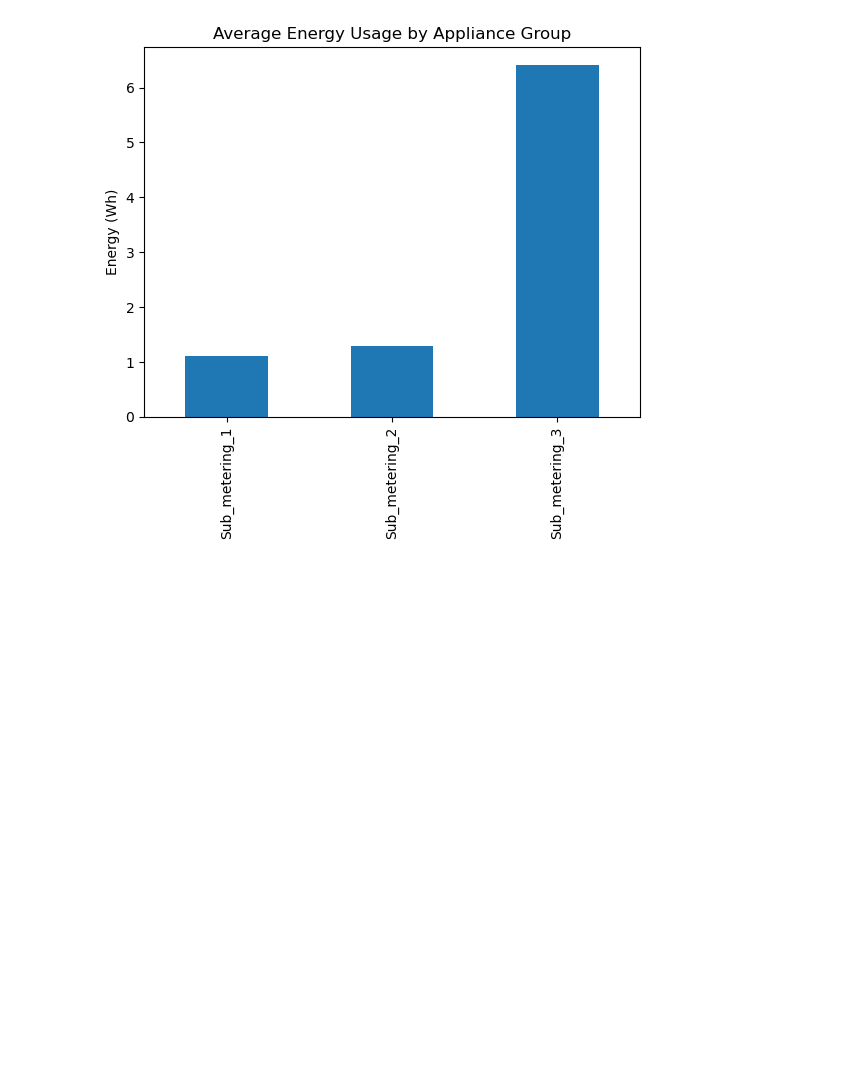
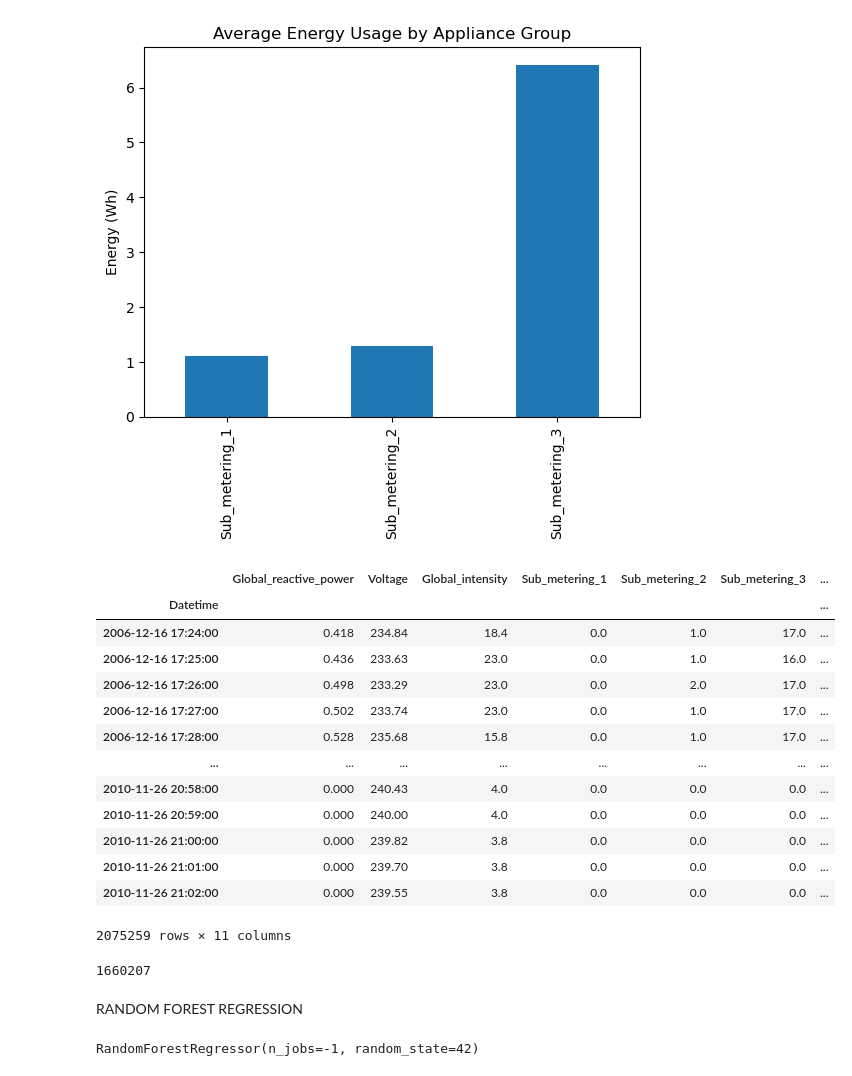
Before and after one commit to mohitgthb/OptiWatt, a Jupyter notebook: notebooks/01_data_preprocessing.ipynb, the cells around one changed output. Cells and saved outputs as stored; diff of their text form; code cells hidden in the pictures; blank space fills up the shorter version.

Commit message:
Train test split, Random forest implemented

```diff
--- a/notebooks/01_data_preprocessing.ipynb
+++ b/notebooks/01_data_preprocessing.ipynb
@@ -219,3 +219,28 @@ plt.ylabel("Energy (Wh)")
 plt.show()
 # %% [output]
 [figure]
+# %%
+X = df.drop("Global_active_power", axis=1)
+y = df["Global_active_power"]
+# %%
+X
+# %% [output]
+|  | Global_reactive_power | Voltage | Global_intensity | Sub_metering_1 | Sub_metering_2 | Sub_metering_3 | ... |
+| Datetime |  |  |  |  |  |  | ... |
+| 2006-12-16 17:24:00 | 0.418 | 234.84 | 18.4 | 0.0 | 1.0 | 17.0 | ... |
+| 2006-12-16 17:25:00 | 0.436 | 233.63 | 23.0 | 0.0 | 1.0 | 16.0 | ... |
+| 2006-12-16 17:26:00 | 0.498 | 233.29 | 23.0 | 0.0 | 2.0 | 17.0 | ... |
+| 2006-12-16 17:27:00 | 0.502 | 233.74 | 23.0 | 0.0 | 1.0 | 17.0 | ... |
+| 2006-12-16 17:28:00 | 0.528 | 235.68 | 15.8 | 0.0 | 1.0 | 17.0 | ... |
+| ... | ... | ... | ... | ... | ... | ... | ... |
+| 2010-11-26 20:58:00 | 0.000 | 240.43 | 4.0 | 0.0 | 0.0 | 0.0 | ... |
+| 2010-11-26 20:59:00 | 0.000 | 240.00 | 4.0 | 0.0 | 0.0 | 0.0 | ... |
+| 2010-11-26 21:00:00 | 0.000 | 239.82 | 3.8 | 0.0 | 0.0 | 0.0 | ... |
+| 2010-11-26 21:01:00 | 0.000 | 239.70 | 3.8 | 0.0 | 0.0 | 0.0 | ... |
+| 2010-11-26 21:02:00 | 0.000 | 239.55 | 3.8 | 0.0 | 0.0 | 0.0 | ... |
+2075259 rows × 11 columns
+# %%
+split = int(len(df)*0.8)
+split
+# %% [output]
+1660207
@@ -221,0 +250,14 @@ plt.show()
+# %% [markdown]
+RANDOM FOREST REGRESSION
+# %%
+from sklearn.ensemble import RandomForestRegressor
+
+rf = RandomForestRegressor(
+    n_estimators=100,  #no. of decision trees
+    random_state=42,
+    n_jobs=-1
+)
+
+rf.fit(X_train, y_train)
+# %% [output]
+RandomForestRegressor(n_jobs=-1, random_state=42)
```
Also changed, not shown: parts of 1 cell of this notebook.
